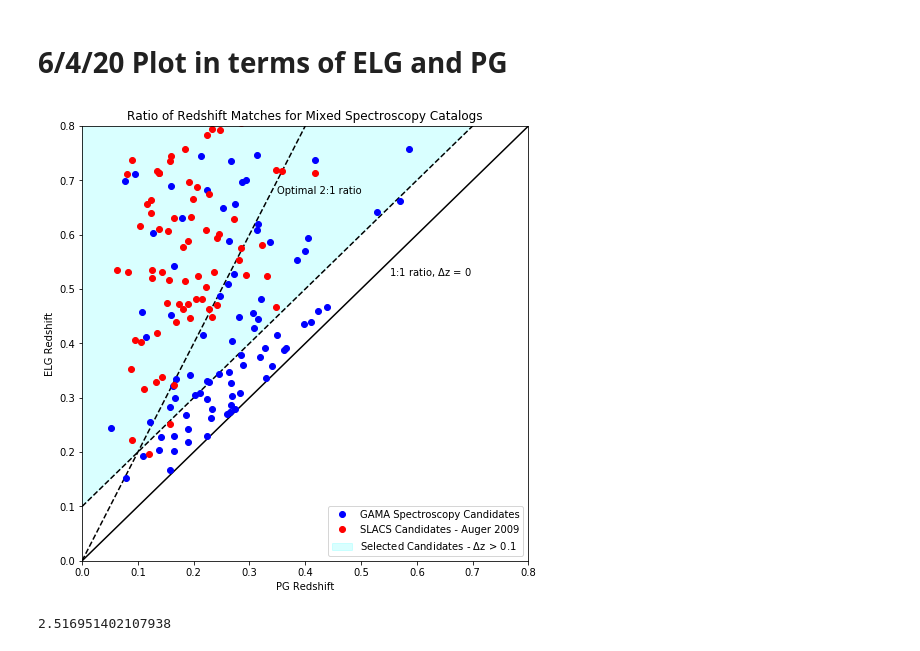
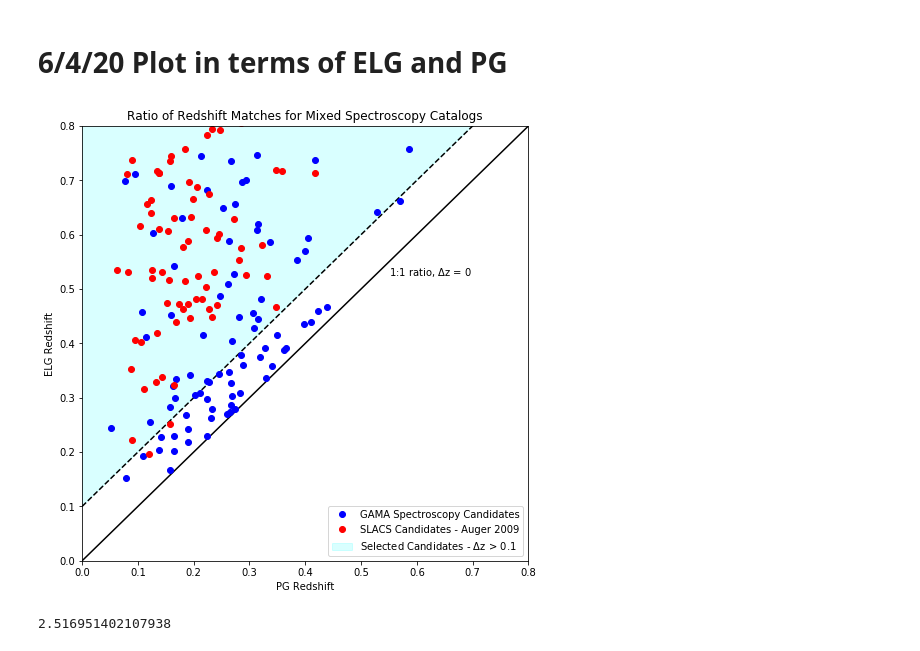
Before and after one commit to shawnknabel/lens_methods, a Jupyter notebook: Notebook_Files/Candidate_Selection/GAMA_Spectroscopy_Reliability_Study.ipynb, the cells around one changed output. Saved outputs shown, nothing was run; the diff lists cells and outputs as text; code cells hidden in the pictures.

Commit message:
plots and revision to zoo catalog for third submission

```diff
--- a/Notebook_Files/Candidate_Selection/GAMA_Spectroscopy_Reliability_Study.ipynb
+++ b/Notebook_Files/Candidate_Selection/GAMA_Spectroscopy_Reliability_Study.ipynb
@@ -125,38 +125,38 @@ ax.set_ylim(0,0.8)
 #X = spec.z1
 #Y = spec.z2
 ax.plot(x, x, 'k-') # line of slope 1
-ax.plot(x, 2*x, 'k--') # line of slope 2
+#ax.plot(x, 2*x, 'k--') # line of slope 2
 #ax.plot(x, 1/2*x, 'k--') # line of slope 1/2
 ax.plot(x, x+0.1, 'k--') # Dz = 0.1
 #ax.plot(x, x-0.1, 'k--') # Dz = 0.1
 #ax.plot(x, 3*x, 'c-') # line of slope 2
 #ax.plot(x, 1/3*x, 'c-') # line of slope 1/2
 #ax.plot(x, 3*x, 'k-') # line of slope 3
 #ax.plot(x, 5/2*x, 'k-') # line of slope 5/2
 plt.plot(pg_elg.z1, pg_elg.z2, 'bo', label='GAMA Spectroscopy Candidates')
 plt.plot(elg_pg.z2, elg_pg.z1, 'bo')
 plt.plot(slacs.zlens, slacs.zsrc, 'ro', label='SLACS Candidates - Auger 2009')
 #ax.plot(x, 2*x+0.15,'c:')
 #ax.plot(x, 2*x-0.15,'c:')
 plt.fill_between(x, x+0.1, 1, # Fill region for false candidates
                  facecolor="cyan", # The fill color
                  color='cyan',       # The outline color
                  alpha=0.15, # Transparency of the fill
                 label='Selected Candidates - $\Delta$z > 0.1')
 
 
 plt.xlabel("PG Redshift")# - PG")
 plt.ylabel("ELG Redshift")# - ELG")
 plt.title("Ratio of Redshift Matches for Mixed Spectroscopy Catalogs")
 plt.legend(loc='best')
-plt.text(0.35,0.675, "Optimal 2:1 ratio")
+#plt.text(0.35,0.675, "Optimal 2:1 ratio")
 plt.text(0.55, 0.525, "1:1 ratio, $\Delta$z = 0")
 #plt.text(0.53, 0.24, "Optimal 2:1 ratio")
 #plt.savefig('/home/shawn/Desktop/gravitational_lensing_research/Lens_Project_Visuals/spec_z1_vs_z2.png')
-#plt.savefig('/home/shawn/Desktop/gravitational_lensing_research/Lens_Project_Visuals/Final_PDFs_for_Paper/spec_elg_vs_pg.pdf')
+#plt.savefig('/home/shawn/Desktop/gravitational_lensing_research/Lens_Project_Visuals/Final_PDFs_for_Paper/spec_elg_vs_pg_060920.pdf')
 plt.show()
 # %% [output]
-[figure, old version]
+[figure, new version]
 # %%
 # Get average of ratio of z_elg to z_pg of selected spec candidates
 
```
Also changed, not shown: 36 other files.
